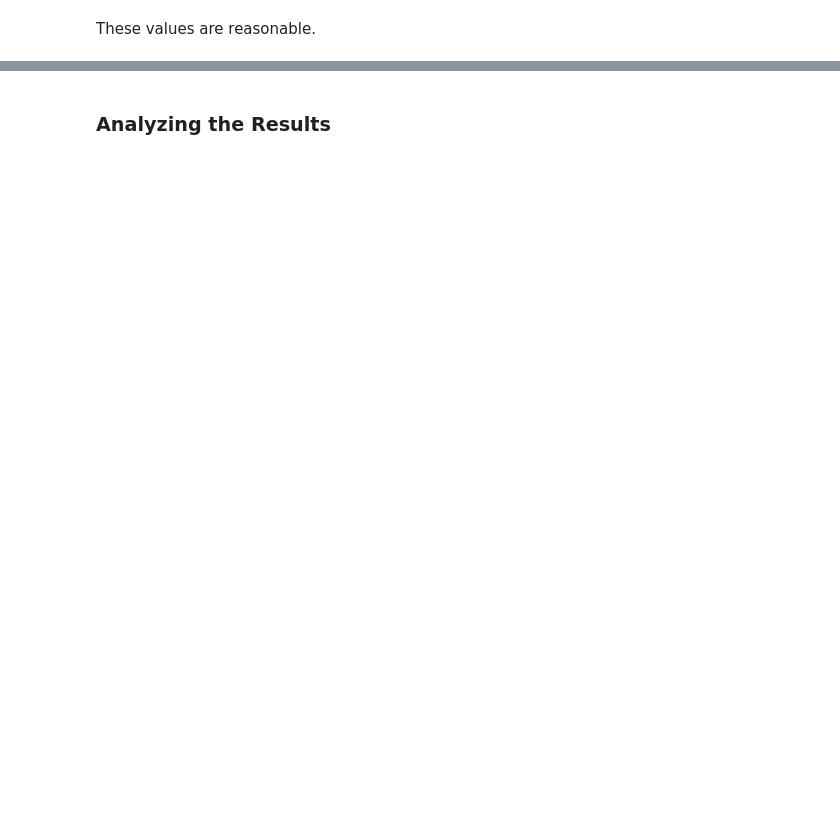
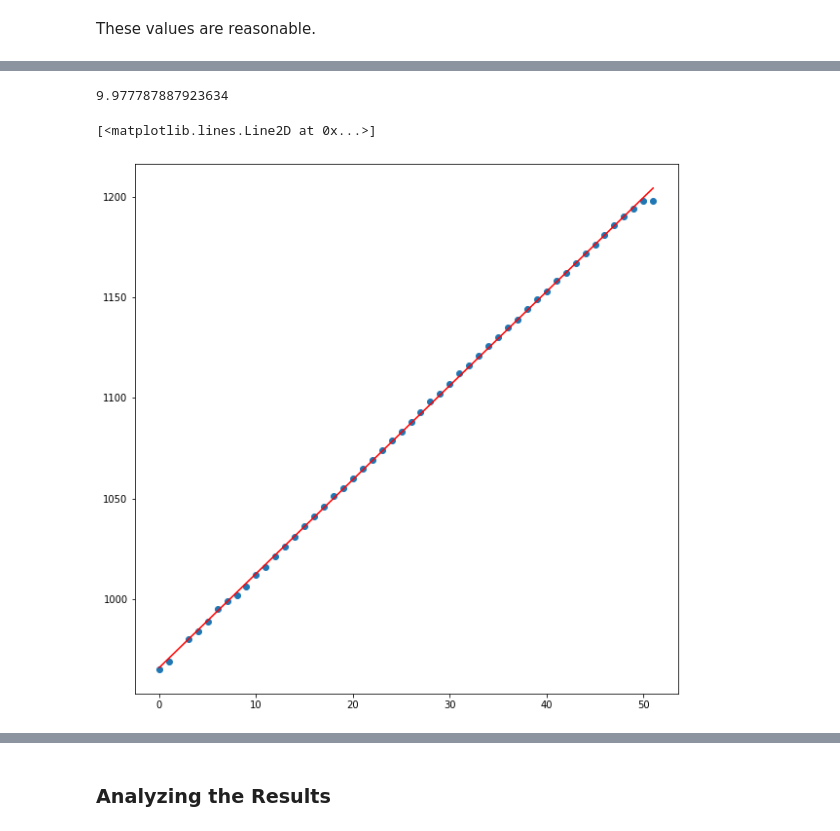
Before and after one commit to Hari31416/mini-project, a Jupyter notebook: codes/extraction/Ref_Notebook_Info.ipynb, the cells around one changed output, grey strips where cells are left out. Saved outputs shown, nothing was run; the diff lists cells and outputs as text; code cells hidden in the pictures; blank space fills up the shorter version.

```diff
--- a/codes/extraction/Ref_Notebook_Info.ipynb
+++ b/codes/extraction/Ref_Notebook_Info.ipynb
@@ -160,0 +193,14 @@ g
+# %%
+fps = 1000
+pixels = 0.0115
+# g_calc = 0.08676337293846638
+g*pixels*fps**2/100
+# %% [output]
+9.977787887923634
+# %%
+plt.figure(figsize=(10,10))
+plt.scatter(tbar, X)
+plt.plot(tbar, parametric_x_vector(tbar, *poptx), "r")
+# %% [output]
+[<matplotlib.lines.Line2D at 0x...>]
+[figure, added]
```
Also changed, not shown: parts of 17 cells of this notebook, 4 other files.
